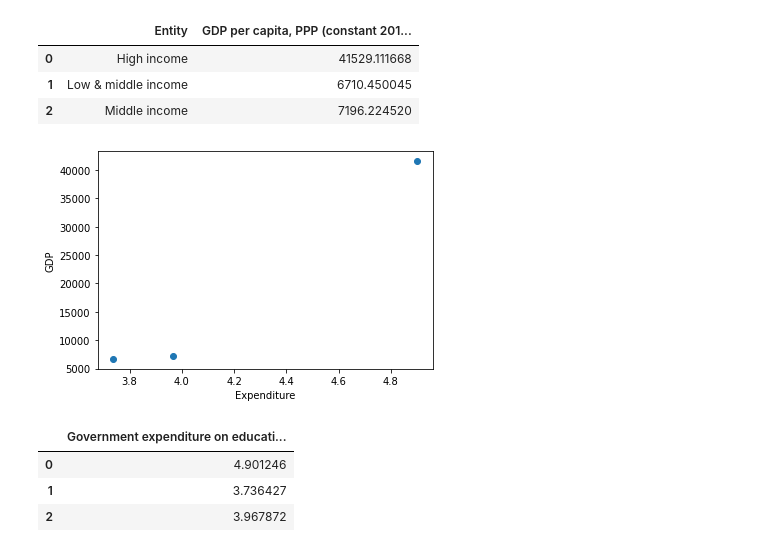
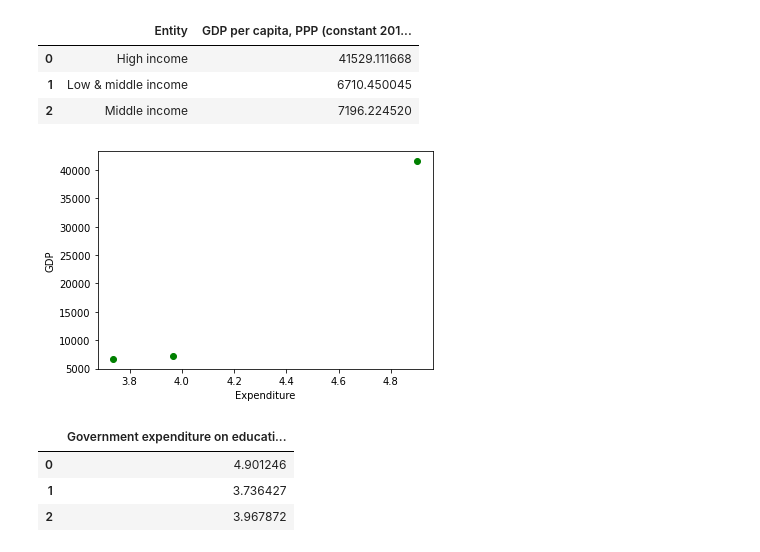
Before and after one commit to mokhc/EducationGDP1, a Jupyter notebook: EducationGDP.ipynb, the cells around one changed output. Drawn from its saved outputs; the diff is of its cells as text; code cells hidden in the pictures.

```diff
--- a/EducationGDP.ipynb
+++ b/EducationGDP.ipynb
@@ -584,12 +580,12 @@ gdp1
 # %%
 # Explore the data
 # %%
-mat.scatter(ex1["Government expenditure on education, total (% of GDP)"],gdp1["GDP per capita, PPP (constant 2017 international $)"])
+mat.scatter(ex1["Government expenditure on education, total (% of GDP)"],gdp1["GDP per capita, PPP (constant 2017 international $)"], color="green")
 mat.xlabel("Expenditure")
 mat.ylabel("GDP")
 mat.show()
 # %% [output]
-[figure, old version]
+[figure, new version]
 # %%
 com1 = pan.DataFrame(ex1["Government expenditure on education, total (% of GDP)"])
 # %%
```
Also changed, not shown: parts of 1 cell of this notebook.
